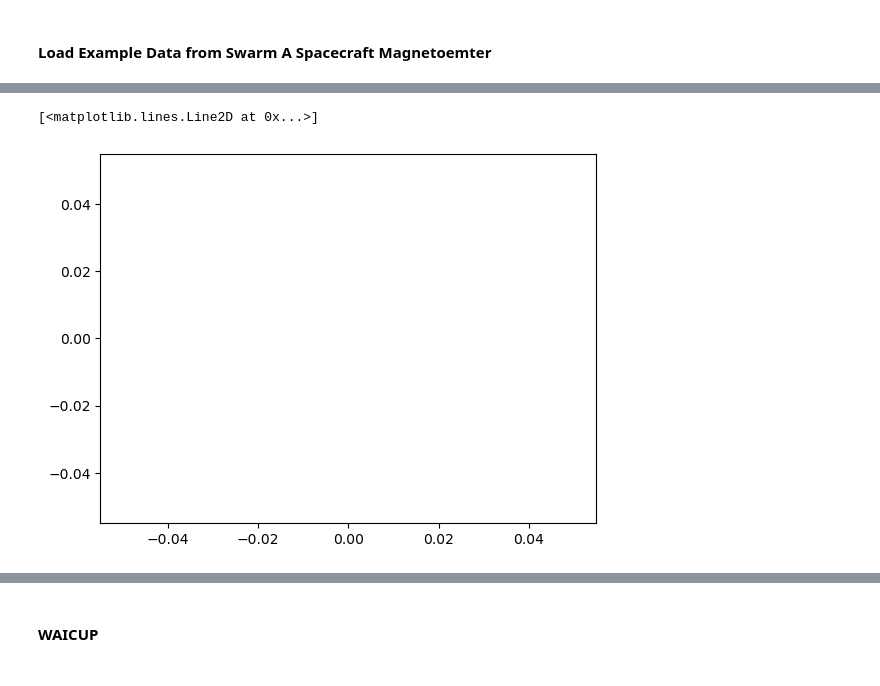
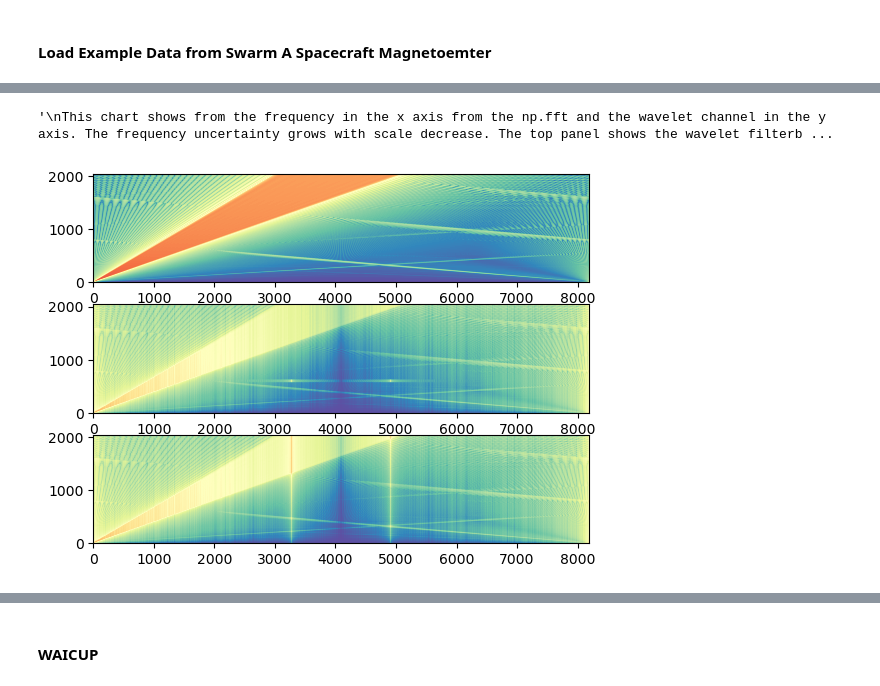
Before and after one commit to aphoffmann/InvertibleWavelets, a Jupyter notebook: WAICUP_TEST copy.ipynb, the cells around one changed output, grey strips where cells are left out. Saved outputs shown, nothing was run; the diff lists cells and outputs as text; code cells hidden in the pictures.

```diff
--- a/WAICUP_TEST copy.ipynb
+++ b/WAICUP_TEST copy.ipynb
@@ -148,12 +148,12 @@ transform.power_scalogram(transform.Wfreq, vmin=0, title = 'Wavelet Frequencies'
-# %%
-c2Dfreq = np.fft.fft(w_clean, axis=1)
-
-# Weighted sum in freq: XhatFreq = [1/Sfreq] * sum_j conj(Wfreq[j,:]) * c2Dfreq[j,:]
-numerator =  np.sum(np.conj(transform.Wfreq) * c2Dfreq, axis=0)
-XhatFreq = numerator / transform.Sfreq
-xhat_time = np.fft.ifft(XhatFreq).real
-
-plt.plot(xhat_time)
-# %% [output]
-[<matplotlib.lines.Line2D at 0x...>]
-[figure, removed]
+# %%
+# https://www.sciencedirect.com/science/article/abs/pii/S0888327002915244 Aliasing??
+fig, ax = plt.subplots(3,1)
+ax[0].imshow(np.log(np.abs(transform.Wfreq)+1e-3), aspect='auto', origin='lower', cmap='Spectral_r')
+ax[1].imshow(np.log(np.abs(np.fft.fft(w_clean, axis=1)) +1e-3), aspect='auto', origin='lower', cmap='Spectral_r')
+ax[2].imshow(np.log(np.abs(np.fft.fft(w1, axis=1)) +1e-3), aspect='auto', origin='lower', cmap='Spectral_r')
+"""
+This chart shows from the frequency in the x axis from the np.fft and the wavelet channel in the y axis. The frequency uncertainty grows with scale decrease. The top panel shows the wavelet filterbank, the middle pannel shows cleaned sensor data, and the bottom panel shows the raw filterbank. It appears that the 20 Hz signal is strong outside the frequency band of the corresponding wavelet. This 20 Hz signal can be seen as a vertical stripe in the bottom panel. Why does that signal appear outside of the relevant wavelet band?
+"""
+# %% [output]
+'\nThis chart shows from the frequency in the x axis from the np.fft and the wavelet channel in the y axis. The frequency uncertainty grows with scale decrease. The top panel shows the wavelet filterb ...
+[figure, added]
```
Also changed, not shown: parts of 6 cells of this notebook.
